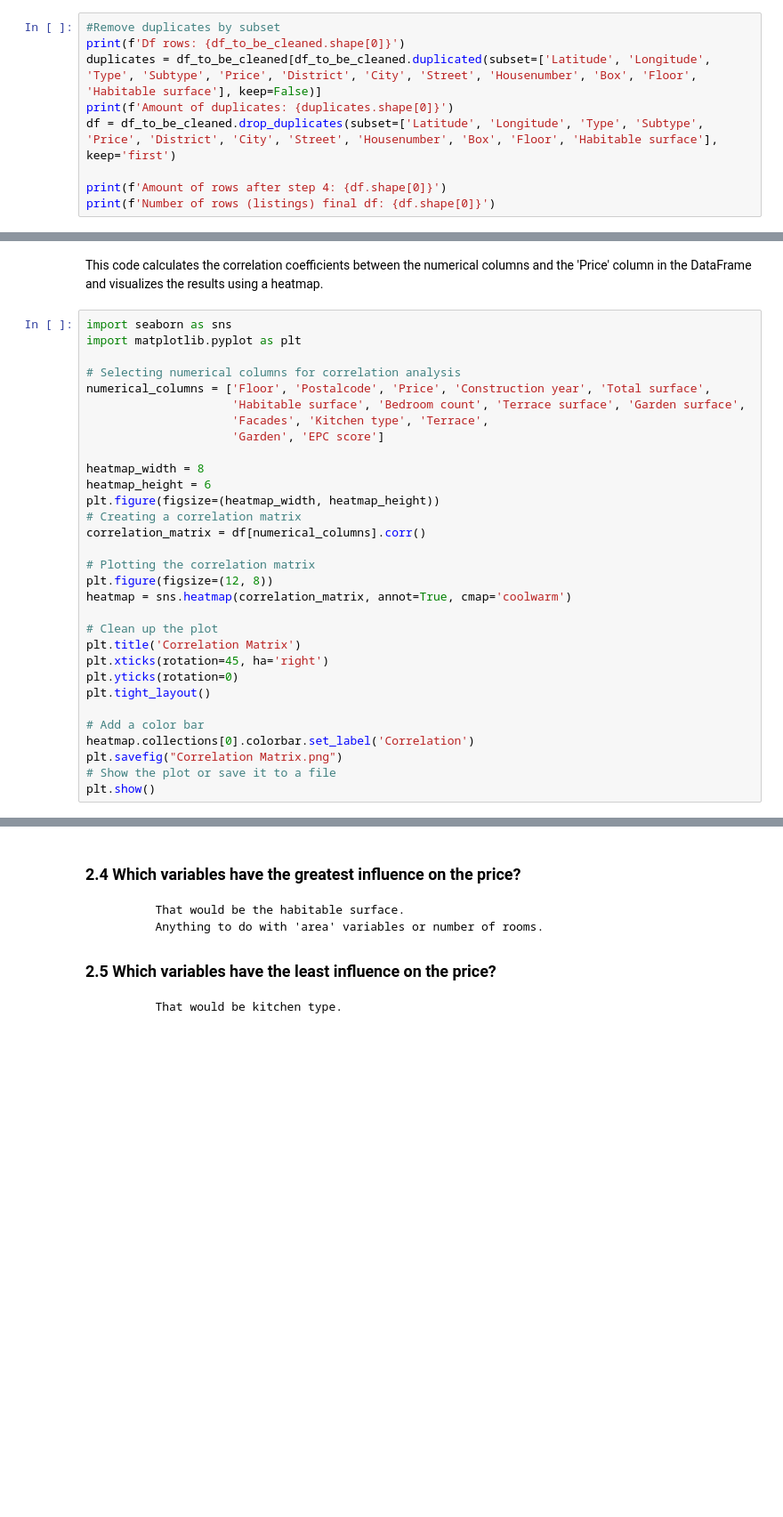
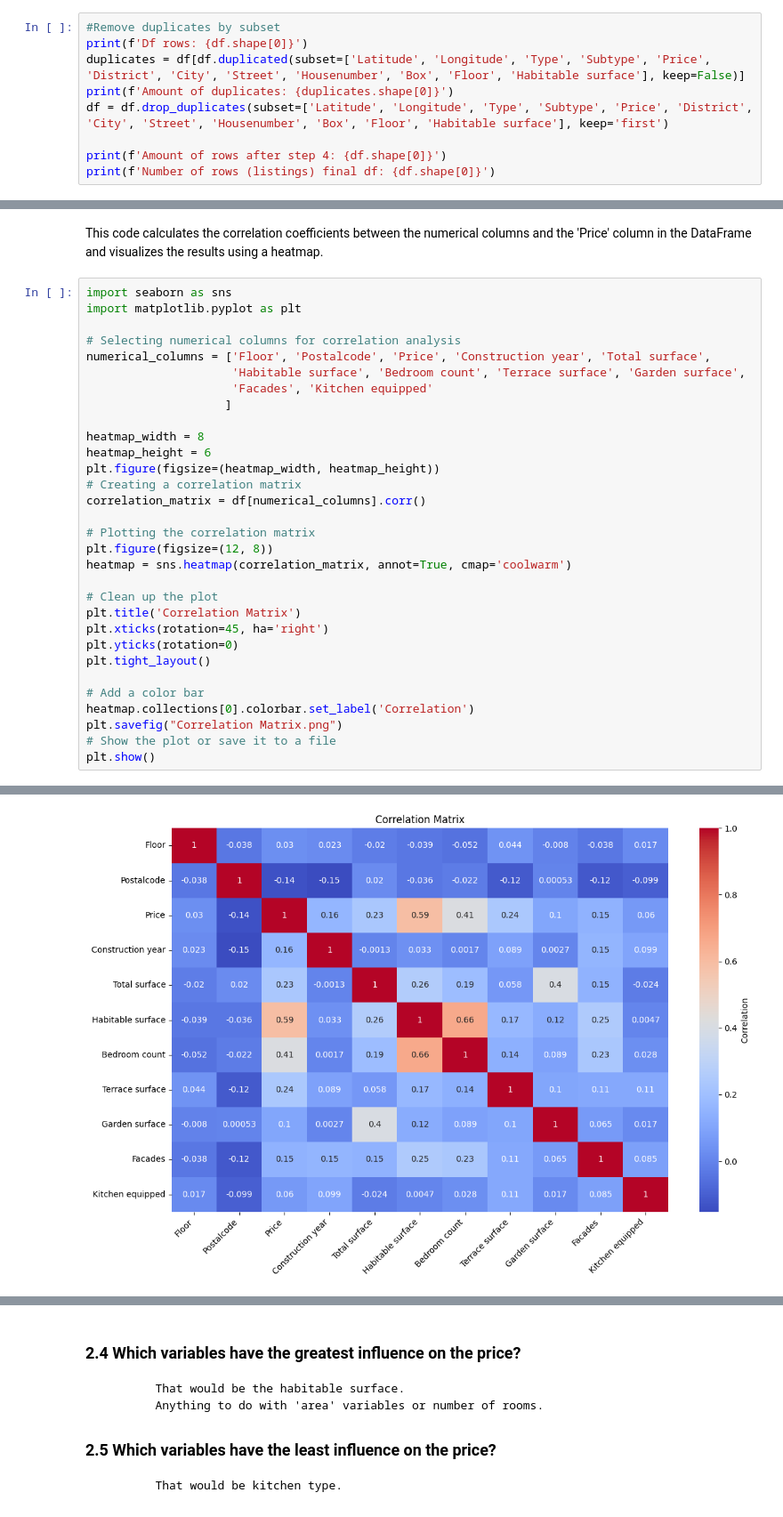
Before and after one commit to Sam-Veldeman/immo-data-processing, a Jupyter notebook: data-exploration/Immo-Eliza-Data-Analysis.ipynb, the cells around one changed output, grey strips where cells are left out. Shown at 89% size. Saved outputs shown, nothing was run; the diff lists cells and outputs as text; blank space fills up the shorter version.

```diff
--- a/data-exploration/Immo-Eliza-Data-Analysis.ipynb
+++ b/data-exploration/Immo-Eliza-Data-Analysis.ipynb
@@ -110,9 +118,9 @@ Df rows after step 3: 11004
 # %%
 #Remove duplicates by subset
-print(f'Df rows: {df_to_be_cleaned.shape[0]}')
-duplicates = df_to_be_cleaned[df_to_be_cleaned.duplicated(subset=['Latitude', 'Longitude', 'Type', 'Subtype', 'Price', 'District', 'City', 'Street', 'Housenumber', 'Box', 'Floor', 'Habitable surface'], keep=False)]
+print(f'Df rows: {df.shape[0]}')
+duplicates = df[df.duplicated(subset=['Latitude', 'Longitude', 'Type', 'Subtype', 'Price', 'District', 'City', 'Street', 'Housenumber', 'Box', 'Floor', 'Habitable surface'], keep=False)]
 print(f'Amount of duplicates: {duplicates.shape[0]}')
-df = df_to_be_cleaned.drop_duplicates(subset=['Latitude', 'Longitude', 'Type', 'Subtype', 'Price', 'District', 'City', 'Street', 'Housenumber', 'Box', 'Floor', 'Habitable surface'], keep='first')
+df = df.drop_duplicates(subset=['Latitude', 'Longitude', 'Type', 'Subtype', 'Price', 'District', 'City', 'Street', 'Housenumber', 'Box', 'Floor', 'Habitable surface'], keep='first')
 
 print(f'Amount of rows after step 4: {df.shape[0]}')
 print(f'Number of rows (listings) final df: {df.shape[0]}')
@@ -214,8 +221,8 @@ import matplotlib.pyplot as plt
 # Selecting numerical columns for correlation analysis
 numerical_columns = ['Floor', 'Postalcode', 'Price', 'Construction year', 'Total surface',
                      'Habitable surface', 'Bedroom count', 'Terrace surface', 'Garden surface',
-                     'Facades', 'Kitchen type', 'Terrace',
-                     'Garden', 'EPC score']
+                     'Facades', 'Kitchen equipped'
+                    ]
 
 heatmap_width = 8
 heatmap_height = 6
@@ -244,3 +250,4 @@ NameError: name 'df' is not defined
+[figure, added]
 # %% [markdown]
 ### 2.3 How are variable correlated to each other?
     There is no strong correlation between the variables itself, safe the construction year and EPC score (for the obvious reason that the Belgian government and energy price is obligating new builders to isolate more when building new properties)
```
Also changed, not shown: parts of 25 cells of this notebook, 11 other files.
